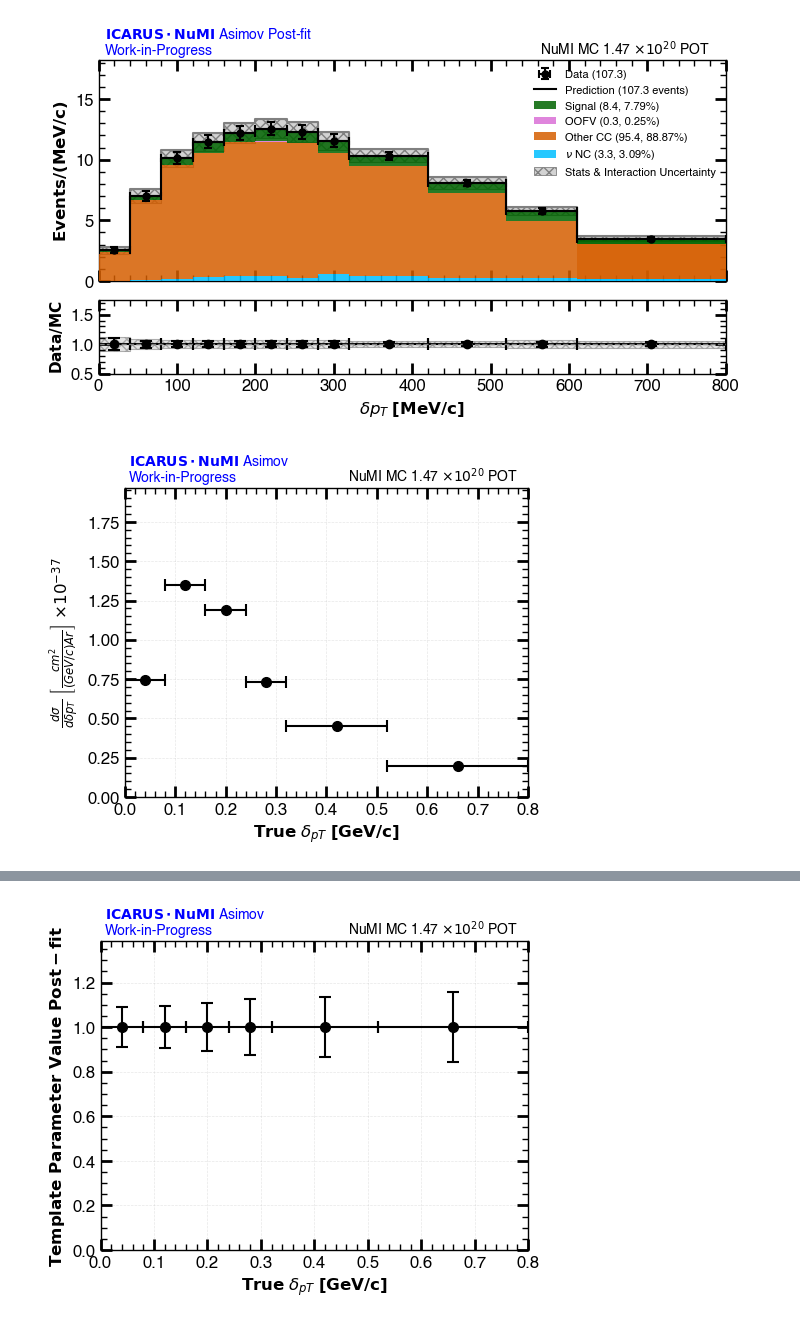
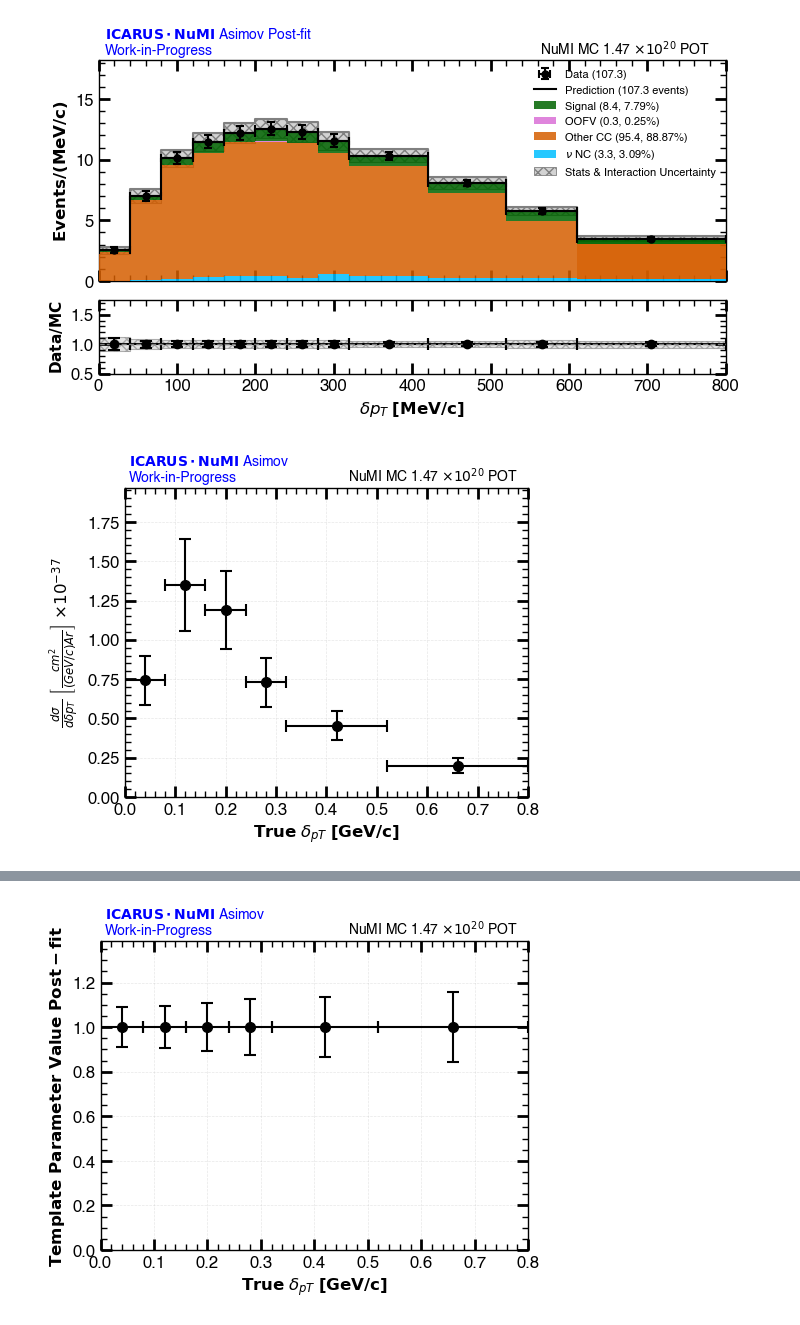
Before and after one commit to rvizarreta/gundam-icarus, a Jupyter notebook: Notebooks/Asimov_Studies.ipynb, the cells around one changed output, grey strips where cells are left out. Cells and saved outputs as stored; diff of their text form; code cells hidden in the pictures.

```diff
--- a/Notebooks/Asimov_Studies.ipynb
+++ b/Notebooks/Asimov_Studies.ipynb
@@ -68,20 +69,20 @@ fig, axes = plot_gundam_stacked(
 # %%
 fig_xs, ax_xs = plot_scatter(
         filename='/Users/rvizarreta/Library/CloudStorage/GoogleDrive-rvizarreta14@gmail.com/My Drive/🏛 PhD Repository/🚀 Research/🤖 Experiments&Projects/ICARUS/ICARUS_CC0pi_GUNDAM/data/XSection/XSec_dpT.root',
         is_cross_section = True,
         hist_path="calcXsec/histograms/True_dpT_XS_TH1D;1",
         xlabel=r'$\mathbf{True}$ $\delta_{pT}$ $\mathbf{[GeV/c]}$',
         ylabel=r'$\frac{d\sigma}{d\delta p_T}$ $\left[\frac{cm^2}{(GeV/c)Ar}\right]$ $\times 10^{-37}$',
         bin_edges_labels=[0.0, 0.08, 0.16, 0.24, 0.32, 0.52, 0.8],
-        is_y_errors = False,
+        is_y_errors = True,
         title_line1=r'$\bf{ICARUS \cdot NuMI}$ Asimov' + '\n' + 'Work-in-Progress',
         label="GUNDAM Asimov Extraction",
-        output_name='Plots/TrueDeltaPT_XS.png',
         pot=r'NuMI MC 1.47 $\times 10^{20}$ POT',
         scaling_power_of_10=1e40
 )
+fig_xs.savefig('Plots/Asimov/XSection/dpT_XS.png', dpi=300, bbox_inches='tight')
 # %% [output]
-[figure, old version]
+[figure, new version]
 # %%
 bins_mev = [(0, 80), (80, 160), (160, 240), (240, 320), (320, 520), (520, 800), (800, 1000)]
 # Overlay manual calculation
```
Also changed, not shown: parts of 14 cells of this notebook, 6 other files.
